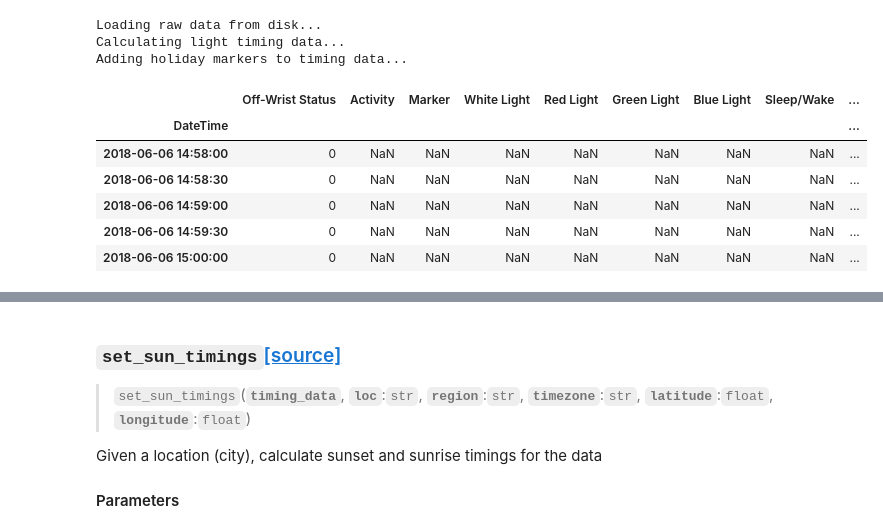
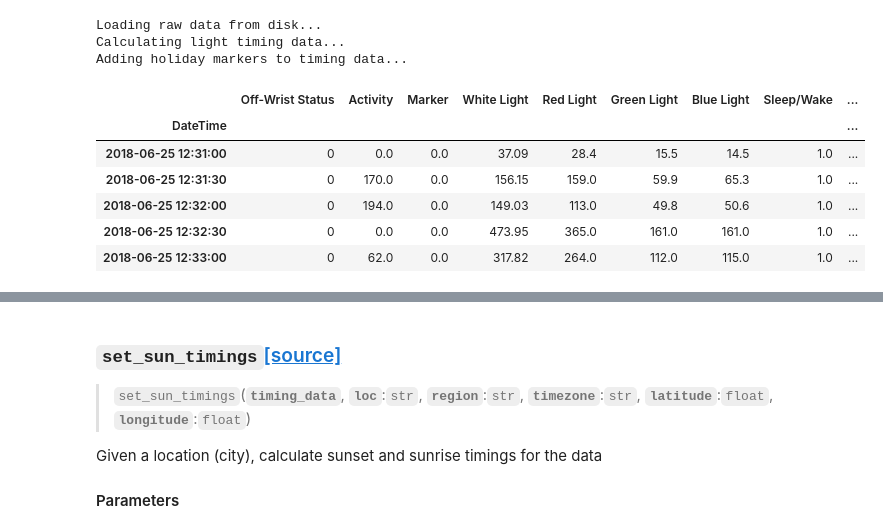
Before and after one commit to FleischerResearchLab/SALA, a Jupyter notebook: 00_analyze_by_person.ipynb, the cells around one changed output, grey strips where cells are left out. Saved outputs shown, nothing was run; the diff lists cells and outputs as text; code cells hidden in the pictures.

```diff
--- a/00_analyze_by_person.ipynb
+++ b/00_analyze_by_person.ipynb
@@ -38,7 +42,7 @@ directory = {
 # %%
 #export
 def get_raw_data(key:str, directory: dict, grouping:str = 'Group'):
-    """Loads raw actiwatch data for a particular season.
+    """Loads raw actiwatch data for a particular group based on a string key.
 
     #### Parameters
 
@@ -56,7 +60,7 @@ def get_raw_data(key:str, directory: dict, grouping:str = 'Group'):
 
     """
     raw_data, summary_data = load_actiwatch_data(directory[key],uidprefix = key)
-    raw_data['Group'] = key
+    raw_data[grouping] = key
     return raw_data
 # %%
 show_doc(get_raw_data, title_level = 3)
@@ -141,15 +145,13 @@ In this example, we'll go ahead and use the Seattle as our location for determin
 # %%
 recalculate_raw = False
 recalculate_timing = False
-location = "seattle"
 thresholds = [ [5], [10], [50], [100], [500], [1000] ]
 outfile = "../SALA/example_output/"
 # %%
 #export
-def process_timing_data(location: str,
+def process_timing_data(
                      outfile: str,
                      thresholds: list,
-                     key: str,
                      directory: dict,
                      recalc_raw: bool = False,
                      recalc_timing: bool = False,
@@ -162,9 +164,6 @@ def process_timing_data(location: str,
 
     #### Parameters
 
-    location: str
-
-        Location for calculating light, for example 'Seattle'
     outfile: str
 
         File for re-written data to be placed in, or for data to be loaded from
@@ -233,13 +232,13 @@ def process_timing_data(location: str,
 
         # add days of week to data
         for index, row in timing_data.iterrows():
-            day_group.append(row["Group"].split(location)[0] + days[row["DayofWeek"]])
+            day_group.append(row["Group"] + days[row["DayofWeek"]])
             if holidays.isin([row["Date"]]).any():
-                dtp_group.append(row['Group'].split(location)[0] + "Weekend/Holiday")
+                dtp_group.append(row['Group'] + "Weekend/Holiday")
                 wknd_holiday.append(True)
             else:
                 dtp_group.append(
-                    row["Group"].split(location)[0] + day_type[row["DayofWeek"]]
+                    row["Group"] + day_type[row["DayofWeek"]]
                 )
                 wknd_holiday.append(row['DayofWeek'] > 4)
 
@@ -334,21 +330,21 @@ An example of output for this function would be:
 
 **Note**: timing_data is split into three images for easier viewing
 # %%
-all_data, timing_data = process_timing_data(location, outfile, thresholds, 'v1', directory, True, True, remove_first_day)
+all_data, timing_data = process_timing_data(outfile, thresholds, directory, True, True, remove_first_day)
 # %% [output]
 Loading raw data from disk...
 Calculating light timing data...
 Adding holiday markers to timing data...
 # %%
-all_data.head()
+all_data.dropna().head()
 # %% [output]
 |  | Off-Wrist Status | Activity | Marker | White Light | Red Light | Green Light | Blue Light | Sleep/Wake | ... |
 | DateTime |  |  |  |  |  |  |  |  | ... |
-| 2018-06-06 14:58:00 | 0 | NaN | NaN | NaN | NaN | NaN | NaN | NaN | ... |
-| 2018-06-06 14:58:30 | 0 | NaN | NaN | NaN | NaN | NaN | NaN | NaN | ... |
-| 2018-06-06 14:59:00 | 0 | NaN | NaN | NaN | NaN | NaN | NaN | NaN | ... |
-| 2018-06-06 14:59:30 | 0 | NaN | NaN | NaN | NaN | NaN | NaN | NaN | ... |
-| 2018-06-06 15:00:00 | 0 | NaN | NaN | NaN | NaN | NaN | NaN | NaN | ... |
+| 2018-06-25 12:31:00 | 0 | 0.0 | 0.0 | 37.09 | 28.4 | 15.5 | 14.5 | 1.0 | ... |
+| 2018-06-25 12:31:30 | 0 | 170.0 | 0.0 | 156.15 | 159.0 | 59.9 | 65.3 | 1.0 | ... |
+| 2018-06-25 12:32:00 | 0 | 194.0 | 0.0 | 149.03 | 113.0 | 49.8 | 50.6 | 1.0 | ... |
+| 2018-06-25 12:32:30 | 0 | 0.0 | 0.0 | 473.95 | 365.0 | 161.0 | 161.0 | 1.0 | ... |
+| 2018-06-25 12:33:00 | 0 | 62.0 | 0.0 | 317.82 | 264.0 | 112.0 | 115.0 | 1.0 | ... |
 # %%
 timing_data.iloc[:,:7].head()
 # %% [output]
```
Also changed, not shown: parts of 18 cells of this notebook, 6 other files.
